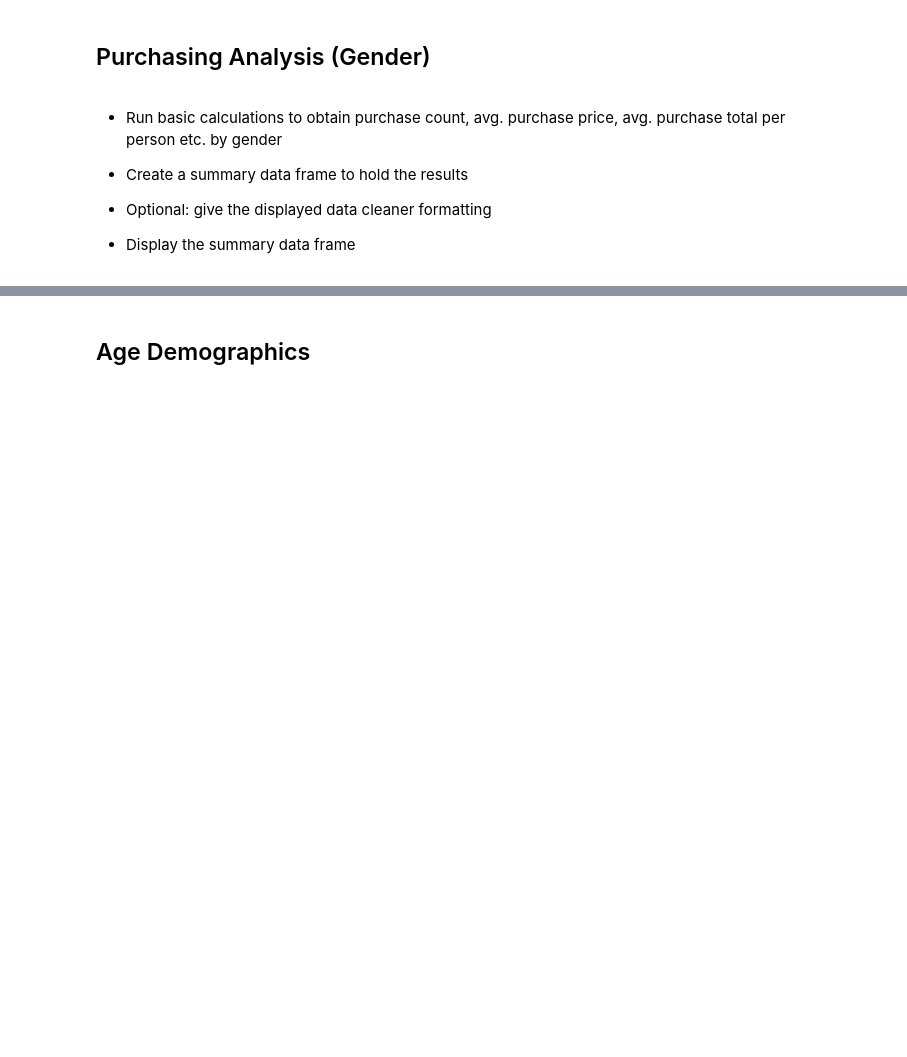
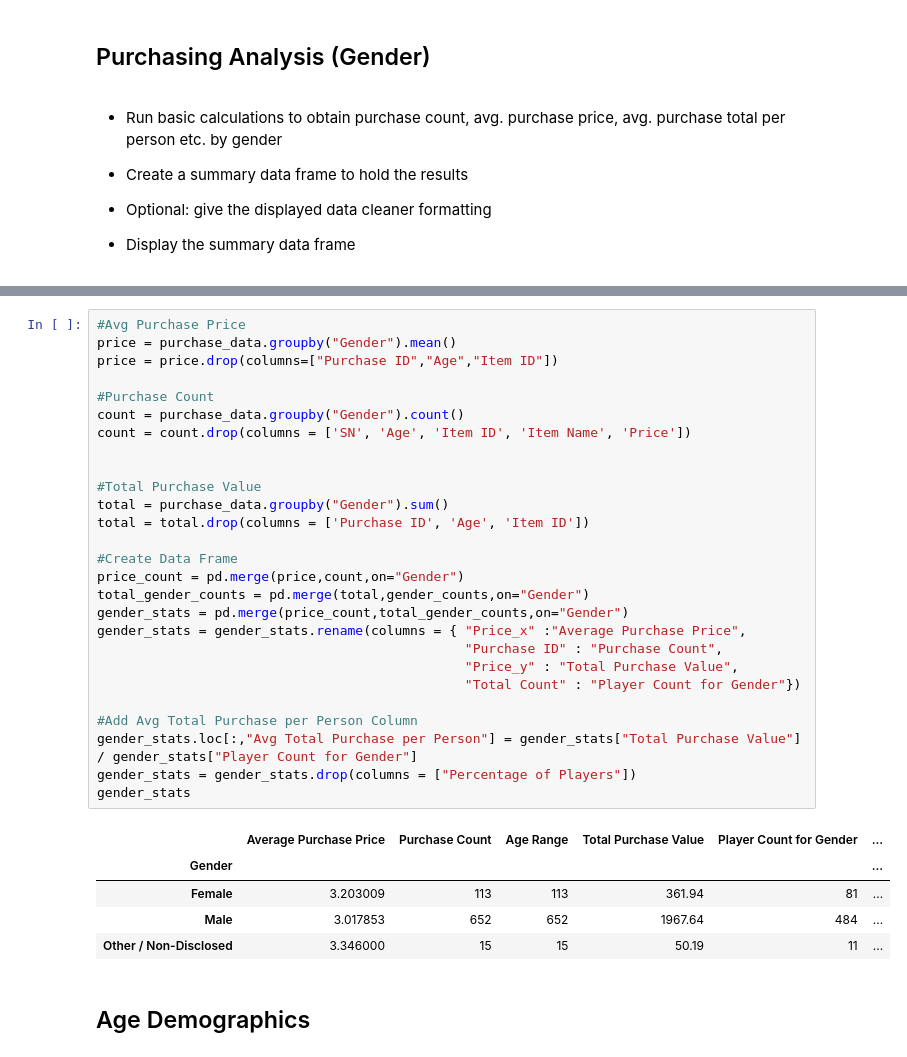
Before and after one commit to Orwellis/Bootcamp_Homework_4_Pandas, a Jupyter notebook: HeroesOfPymoli/HeroesOfPymoli_starter.ipynb, the cells around one changed output, grey strips where cells are left out. Cells and saved outputs as stored; diff of their text form; blank space fills up the shorter version.

```diff
--- a/HeroesOfPymoli/HeroesOfPymoli_starter.ipynb
+++ b/HeroesOfPymoli/HeroesOfPymoli_starter.ipynb
@@ -129,3 +118,36 @@ gender_counts
+# %%
+#Avg Purchase Price
+price = purchase_data.groupby("Gender").mean()
+price = price.drop(columns=["Purchase ID","Age","Item ID"])
+
+#Purchase Count
+count = purchase_data.groupby("Gender").count()
+count = count.drop(columns = ['SN', 'Age', 'Item ID', 'Item Name', 'Price'])
+
+
+#Total Purchase Value
+total = purchase_data.groupby("Gender").sum()
+total = total.drop(columns = ['Purchase ID', 'Age', 'Item ID'])
+
+#Create Data Frame
+price_count = pd.merge(price,count,on="Gender")
+total_gender_counts = pd.merge(total,gender_counts,on="Gender")
+gender_stats = pd.merge(price_count,total_gender_counts,on="Gender")
+gender_stats = gender_stats.rename(columns = { "Price_x" :"Average Purchase Price",
+                                               "Purchase ID" : "Purchase Count",
+                                               "Price_y" : "Total Purchase Value",
+                                               "Total Count" : "Player Count for Gender"})
+
+#Add Avg Total Purchase per Person Column
+gender_stats.loc[:,"Avg Total Purchase per Person"] = gender_stats["Total Purchase Value"] / gender_stats["Player Count for Gender"]
+gender_stats = gender_stats.drop(columns = ["Percentage of Players"])
+gender_stats
+# %% [output]
+|  | Average Purchase Price | Purchase Count | Age Range | Total Purchase Value | Player Count for Gender | ... |
+| Gender |  |  |  |  |  | ... |
+| Female | 3.203009 | 113 | 113 | 361.94 | 81 | ... |
+| Male | 3.017853 | 652 | 652 | 1967.64 | 484 | ... |
+| Other / Non-Disclosed | 3.346000 | 15 | 15 | 50.19 | 11 | ... |
 # %% [markdown]
 ## Age Demographics
 # %% [markdown]
```
Also changed, not shown: parts of 13 cells of this notebook.
